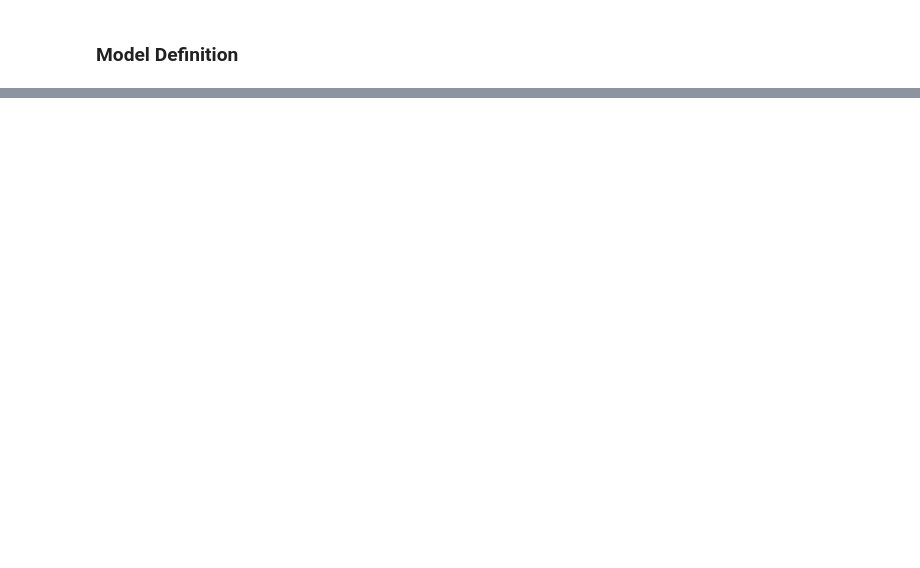
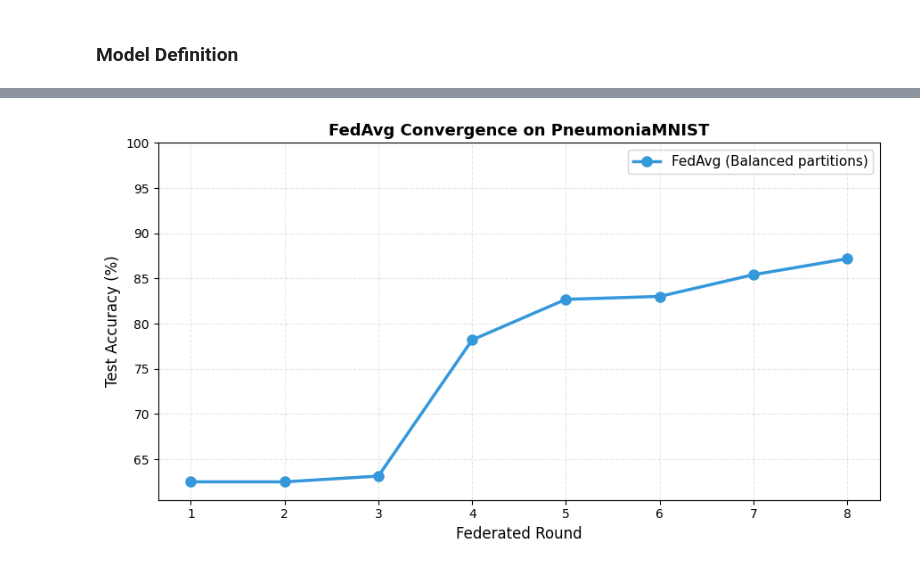
Before and after one commit to ELTE-DSED/Intro-Data-Security, a Jupyter notebook: module_08_defenses/Lab_8b_Federated_Learning_and_Adversarial_Training.ipynb, the cells around one changed output, grey strips where cells are left out. Saved outputs shown, nothing was run; the diff lists cells and outputs as text; code cells hidden in the pictures; blank space fills up the shorter version.

```diff
--- a/module_08_defenses/Lab_8b_Federated_Learning_and_Adversarial_Training.ipynb
+++ b/module_08_defenses/Lab_8b_Federated_Learning_and_Adversarial_Training.ipynb
@@ -226,19 +240,22 @@ class Client:
         accuracy = evaluate(self.model, self.eval_loader)
         return 0.0, len(self.eval_loader.dataset), {"accuracy": accuracy}
 # %%
-def run_fedavg(global_model, client_loaders, rounds=5):
-    """Run a simple Flower-style FedAvg loop across hospital partitions."""
+def run_fedavg(global_model, client_train_loaders, client_val_loaders, rounds=5):
+    """Run a simple FedAvg loop across hospital partitions."""
     global_parameters = get_parameters(global_model)
     global_accuracies = []
 
     for r in range(rounds):
         client_results = []
+        local_val_accuracies = []
 
-        for loader in client_loaders:
+        for train_loader, val_loader in zip(client_train_loaders, client_val_loaders):
             client_model = Net().to(device)
             set_parameters(client_model, global_parameters)
-            client = Client(client_model, loader, loader)
+            client = Client(client_model, train_loader, val_loader)
             parameters_prime, num_examples, _ = client.fit(global_parameters, {"local_epochs": 2})
+            _, _, metrics = client.evaluate(parameters_prime)
+            local_val_accuracies.append(metrics["accuracy"])
             client_results.append((num_examples, parameters_prime))
 
         total_examples = sum(num_examples for num_examples, _ in client_results)
@@ -250,7 +267,11 @@ def run_fedavg(global_model, client_loaders, rounds=5):
         set_parameters(global_model, global_parameters)
         acc = evaluate(global_model, test_loader)
         global_accuracies.append(acc)
-        print(f"Round {r + 1}/{rounds}: Global Test Accuracy = {acc:.2f}%")
+        mean_local_val_acc = float(np.mean(local_val_accuracies))
+        print(
+            f"Round {r + 1}/{rounds}: Global Test Accuracy = {acc:.2f}% | "
+            f"Mean Local Val Accuracy = {mean_local_val_acc:.2f}%"
+        )
 
     return global_model, global_accuracies
 # %%
@@ -267,12 +332,14 @@ global_model, global_accuracies = run_fedavg(global_model, client_loaders, round
 # %%
 fig, ax = plt.subplots(1, 1, figsize=(9, 5))
 ax.plot(range(1, rounds + 1), global_accuracies, marker='o', linewidth=2.5,
-        markersize=8, color='#3498db', label='Flower FedAvg (Balanced partitions)')
+        markersize=8, color='#3498db', label='FedAvg (Balanced partitions)')
 ax.set_xlabel('Federated Round', fontsize=12)
 ax.set_ylabel('Test Accuracy (%)', fontsize=12)
-ax.set_title('Flower FedAvg Convergence on PneumoniaMNIST', fontsize=13, fontweight='bold')
+ax.set_title('FedAvg Convergence on PneumoniaMNIST', fontsize=13, fontweight='bold')
 ax.grid(alpha=0.3, linestyle='--')
 ax.legend(fontsize=11)
 ax.set_ylim((max(0, min(global_accuracies) - 2), 100))
 plt.tight_layout()
 plt.show()
+# %% [output]
+[figure, added]
```
Also changed, not shown: parts of 8 cells of this notebook.
